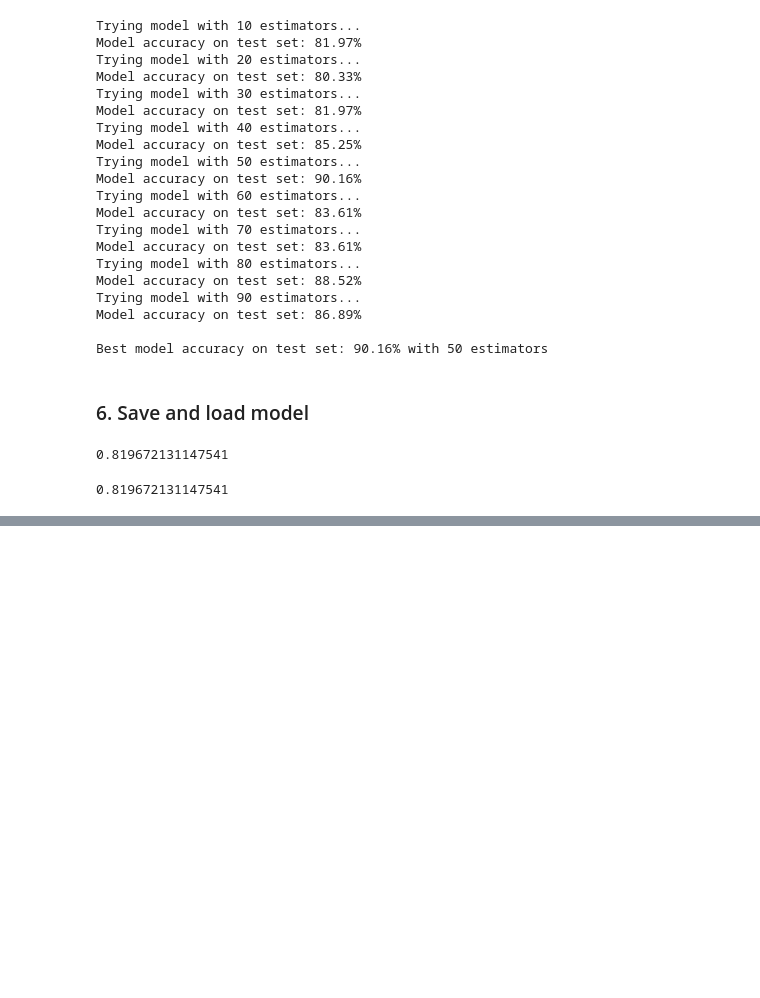
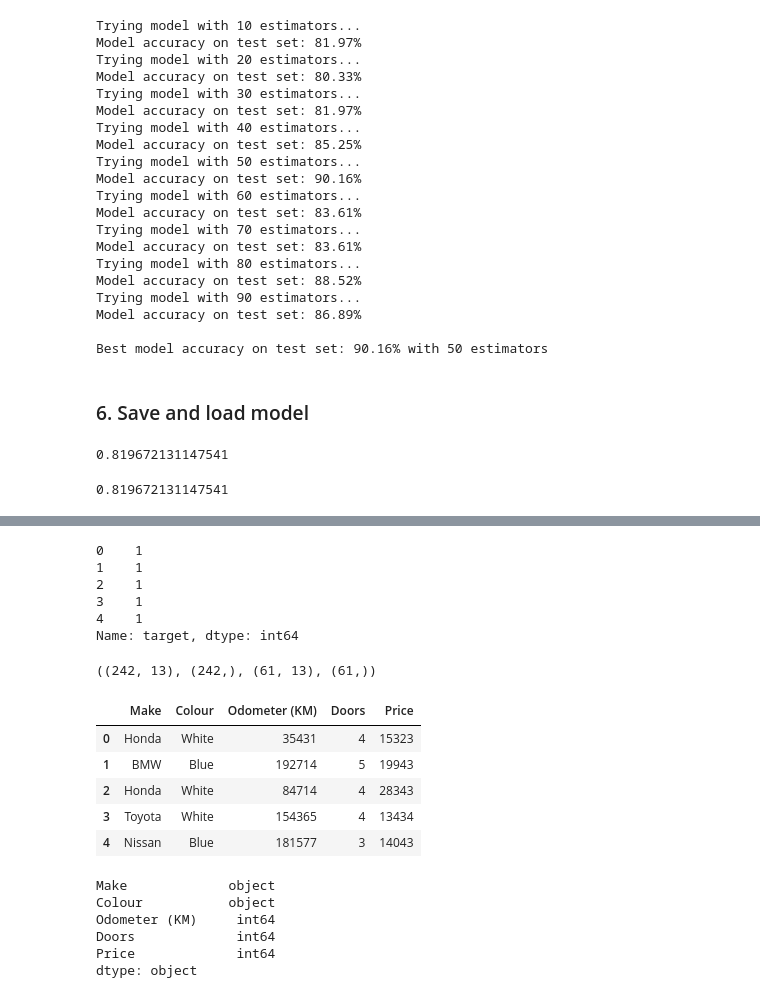
Before and after one commit to Matdrox/ml-learning, a Jupyter notebook: 4_scikit.ipynb, the cells around one changed output, grey strips where cells are left out. Drawn from its saved outputs; the diff is of its cells as text; code cells hidden in the pictures; blank space fills up the shorter version.

```diff
--- a/4_scikit.ipynb
+++ b/4_scikit.ipynb
@@ -158,0 +184,42 @@ print(result)
+# %%
+y = heart_disease["target"]
+y.head()
+# %% [output]
+0    1
+1    1
+2    1
+3    1
+4    1
+Name: target, dtype: int64
+# %%
+from sklearn.model_selection import train_test_split
+
+X_train, X_test, y_train, y_test = train_test_split(X, y, test_size=0.2)
+X_train.shape, y_train.shape, X_test.shape, y_test.shape
+# %% [output]
+((242, 13), (242,), (61, 13), (61,))
+# %%
+car_sales = pd.read_csv('car-sales-extended.csv')
+car_sales.head()
+# %% [output]
+|  | Make | Colour | Odometer (KM) | Doors | Price |
+| 0 | Honda | White | 35431 | 4 | 15323 |
+| 1 | BMW | Blue | 192714 | 5 | 19943 |
+| 2 | Honda | White | 84714 | 4 | 28343 |
+| 3 | Toyota | White | 154365 | 4 | 13434 |
+| 4 | Nissan | Blue | 181577 | 3 | 14043 |
+# %%
+# car_sales["Price"] = car_sales["Price"].str.replace('[\$\,\.]', '').astype(int)
+
+X = car_sales.drop("Price", axis=1)
+y = car_sales["Price"]
+
+X_train, X_test, y_train, y_test = train_test_split(X, y, test_size=0.2)
+car_sales.dtypes
+# %% [output]
+Make             object
+Colour           object
+Odometer (KM)     int64
+Doors             int64
+Price             int64
+dtype: object
```
Also changed, not shown: parts of 24 cells of this notebook, 2 other files.
